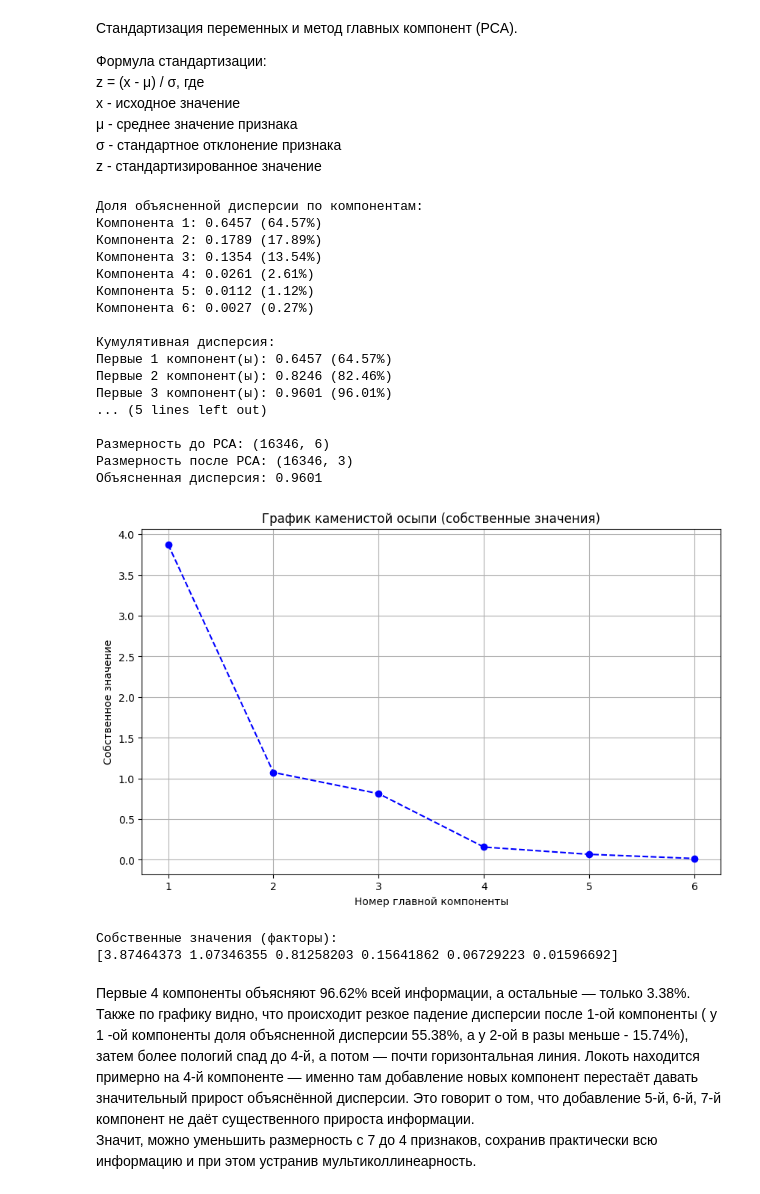
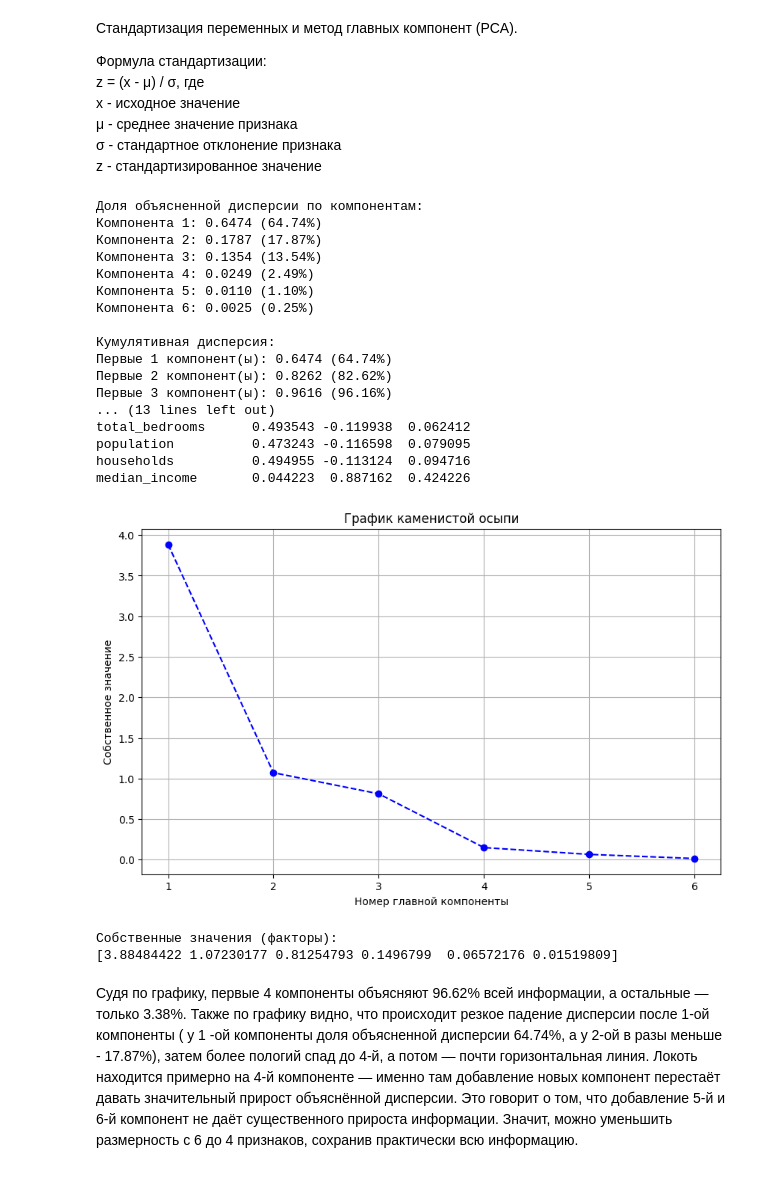
Before and after one commit to DaryaBorovinskaya/MAD_lab3, a Jupyter notebook: lab3.ipynb, the cells around one changed output. Saved outputs shown, nothing was run; the diff lists cells and outputs as text; code cells hidden in the pictures.

```diff
--- a/lab3.ipynb
+++ b/lab3.ipynb
@@ -34,6 +34,7 @@ df = pd.read_csv(file_path, sep=',')
 
 columns_to_drop = ['longitude', 'latitude', 'ocean_proximity']
 df = df.drop(columns=columns_to_drop)
+df = df.replace('?', pd.NA).dropna()
 
 print(f"Размер: {df.shape}")
 print(df.describe())
@@ -158,10 +156,10 @@ print(f"Размер после удаления пропущенных знач
 # %% [markdown]
 Коэффициент корреляции Пирсона и Спирмена (применяем, так как не нормальные распределения)
 # %%
-features = numeric_columns.drop('median_house_value')
+features = numeric_columns
 
-corr_pearson = df_cleaned[features].corr(method='pearson')
-corr_spearman = df_cleaned[features].corr(method='spearman')
+corr_pearson = df[features].corr(method='pearson')
+corr_spearman = df[features].corr(method='spearman')
 
 # Преобразуем в "длинный" формат
 pearson_df = corr_pearson.stack().reset_index()
@@ -207,7 +205,7 @@ def calculate_significance(r, n):
     is_significant = abs(t_stat) >= t_critical
     return t_stat, 'Значим' if is_significant else 'Не значим'
 
-n = df_cleaned.shape[0]
+n = df.shape[0]
 
 comparison_df['Pearson_Strength'] = comparison_df['Pearson'].apply(get_strength_description)
 comparison_df['Spearman_Strength'] = comparison_df['Spearman'].apply(get_strength_description)
@@ -262,8 +260,8 @@ import seaborn as sns
 
 plt.figure(figsize=(17, 17))
 
-numeric_columns = df_cleaned.select_dtypes(include=['number']).columns
-correlation_matrix = df_cleaned[numeric_columns].corr(method='spearman')
+numeric_columns = df.select_dtypes(include=['number']).columns
+correlation_matrix = df[numeric_columns].corr(method='spearman')
 correlation_matrix_no_target = correlation_matrix.drop('median_house_value', axis=0).drop('median_house_value', axis=1)
 
 
@@ -325,7 +323,7 @@ axes = axes.flatten() if nrows > 1 else [axes] if n_features == 1 else axes
 
 for i, feature in enumerate(features_to_plot):
     ax = axes[i]
-    sns.scatterplot(data=df_cleaned, x=feature, y='median_house_value', ax=ax)
+    sns.scatterplot(data=df, x=feature, y='median_house_value', ax=ax)
     ax.grid(True, linestyle='--', alpha=0.6)
 
 # Убираем пустые subplot'ы
@@ -351,72 +349,73 @@ from sklearn.decomposition import PCA
 
 features = numeric_columns.drop('median_house_value')
 
-X = df_cleaned[features]
-y = df_cleaned['median_house_value']
+X = df[features]
+y = df['median_house_value']
 
-X_train, X_test, y_train, y_test = train_test_split(X, y,
-                                                    test_size=0.2,
-                                                    random_state=42)
 
 scaler = StandardScaler()
-X_train_scaled = scaler.fit_transform(X_train)
-X_test_scaled = scaler.transform(X_test)
+X_scaled = scaler.fit_transform(X)
 
 pca_full = PCA()
-pca_full.fit(X_train_scaled)
+pca_full.fit(X_scaled)
 
 explained_variance = pca_full.explained_variance_ratio_
 
 print("Доля объясненной дисперсии по компонентам:")
 for i, ratio in enumerate(pca_full.explained_variance_ratio_):
     print(f"Компонента {i+1}: {ratio:.4f} ({ratio*100:.2f}%)")
 
 print(f"\nКумулятивная дисперсия:")
 cumsum_var = np.cumsum(pca_full.explained_variance_ratio_)
 for i, cum_var in enumerate(cumsum_var):
     print(f"Первые {i+1} компонент(ы): {cum_var:.4f} ({cum_var*100:.2f}%)")
 
 n_components = np.argmax(cumsum_var >= 0.95) + 1
 print(f"\nОптимальное число компонент для объяснения 95% дисперсии: {n_components}")
 
 pca = PCA(n_components=n_components)
-X_train_pca = pca.fit_transform(X_train_scaled)
-X_test_pca = pca.transform(X_test_scaled)
+X_pca = pca.fit_transform(X_scaled)
 
-print(f"\nРазмерность до PCA: {X_train_scaled.shape}")
-print(f"Размерность после PCA: {X_train_pca.shape}")
-print(f"Объясненная дисперсия: {sum(pca.explained_variance_ratio_):.4f}")
+print(f"\nРазмерность до PCA: {X_scaled.shape}")
+print(f"Размерность после PCA: {X_pca.shape}")
+print(f"Кумулятивная доля дисперсии, объяснённая выбранными компонентами: {sum(pca.explained_variance_ratio_):.4f}")
+
+print("Факторные нагрузки:")
+components_df = pd.DataFrame(pca.components_.T,
+                             columns=[f'Factor_{i+1}' for i in range(pca.n_components_)],
+                             index=features)
+print(components_df)
 
 plt.figure(figsize=(10, 6))
 plt.plot(range(1, len(pca_full.explained_variance_) + 1), pca_full.explained_variance_, marker='o', linestyle='--', color='b')
-plt.title('График каменистой осыпи (собственные значения)')
+plt.title('График каменистой осыпи')
 plt.xlabel('Номер главной компоненты')
 plt.ylabel('Собственное значение')
 plt.grid(True)
 plt.show()
 
 print('Собственные значения (факторы):')
 print(pca_full.explained_variance_)
 # %% [output]
 Доля объясненной дисперсии по компонентам:
-Компонента 1: 0.6457 (64.57%)
-Компонента 2: 0.1789 (17.89%)
+Компонента 1: 0.6474 (64.74%)
+Компонента 2: 0.1787 (17.87%)
 Компонента 3: 0.1354 (13.54%)
-Компонента 4: 0.0261 (2.61%)
-Компонента 5: 0.0112 (1.12%)
-Компонента 6: 0.0027 (0.27%)
+Компонента 4: 0.0249 (2.49%)
+Компонента 5: 0.0110 (1.10%)
+Компонента 6: 0.0025 (0.25%)
 
 Кумулятивная дисперсия:
-Первые 1 компонент(ы): 0.6457 (64.57%)
-Первые 2 компонент(ы): 0.8246 (82.46%)
-Первые 3 компонент(ы): 0.9601 (96.01%)
-... (5 lines left out)
-
-Размерность до PCA: (16346, 6)
-Размерность после PCA: (16346, 3)
-Объясненная дисперсия: 0.9601
+Первые 1 компонент(ы): 0.6474 (64.74%)
+Первые 2 компонент(ы): 0.8262 (82.62%)
+Первые 3 компонент(ы): 0.9616 (96.16%)
+... (13 lines left out)
+total_bedrooms      0.493543 -0.119938  0.062412
+population          0.473243 -0.116598  0.079095
+households          0.494955 -0.113124  0.094716
+median_income       0.044223  0.887162  0.424226
-[figure, old version]
+[figure, new version]
 Собственные значения (факторы):
-[3.87464373 1.07346355 0.81258203 0.15641862 0.06729223 0.01596692]
+[3.88484422 1.07230177 0.81254793 0.1496799  0.06572176 0.01519809]
 # %% [markdown]
-Первые 4 компоненты объясняют 96.62% всей информации, а остальные — только 3.38%. Также по графику видно, что происходит резкое падение дисперсии после 1-ой компоненты ( у 1 -ой компоненты доля объясненной дисперсии 55.38%, а у 2-ой в разы меньше - 15.74%), затем более пологий спад до 4-й, а потом — почти горизонтальная линия. Локоть находится примерно на 4-й компоненте — именно там добавление новых компонент перестаёт давать значительный прирост объяснённой дисперсии. Это говорит о том, что добавление 5-й, 6-й, 7-й компонент не даёт существенного прироста информации. <br>Значит, можно уменьшить размерность с 7 до 4 признаков, сохранив практически всю информацию и при этом устранив мультиколлинеарность.
+Судя по графику, первые 4 компоненты объясняют 96.62% всей информации, а остальные — только 3.38%. Также по графику видно, что происходит резкое падение дисперсии после 1-ой компоненты ( у 1 -ой компоненты доля объясненной дисперсии 64.74%, а у 2-ой в разы меньше - 17.87%), затем более пологий спад до 4-й, а потом — почти горизонтальная линия. Локоть находится примерно на 4-й компоненте — именно там добавление новых компонент перестаёт давать значительный прирост объяснённой дисперсии. Это говорит о том, что добавление 5-й и 6-й компонент не даёт существенного прироста информации. Значит, можно уменьшить размерность с 6 до 4 признаков, сохранив практически всю информацию.
```
Also changed, not shown: parts of 6 cells of this notebook.
